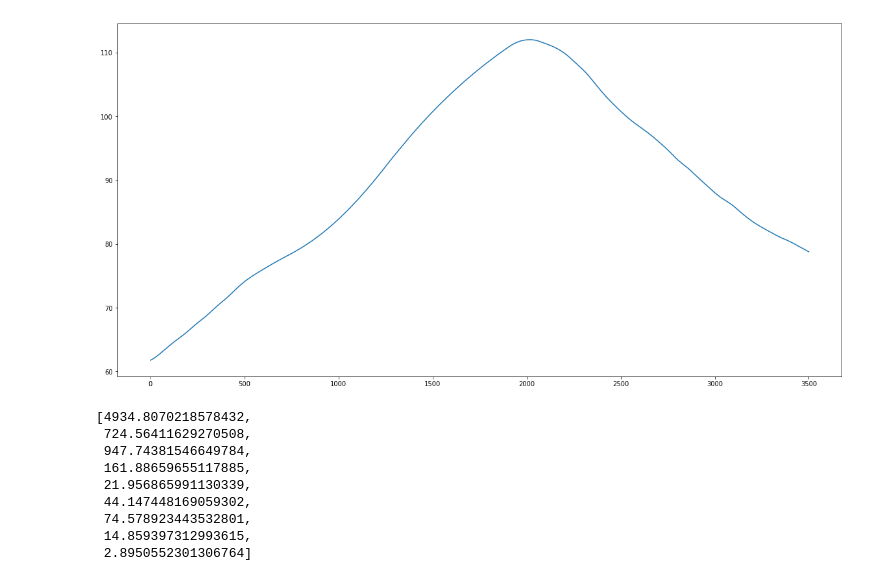
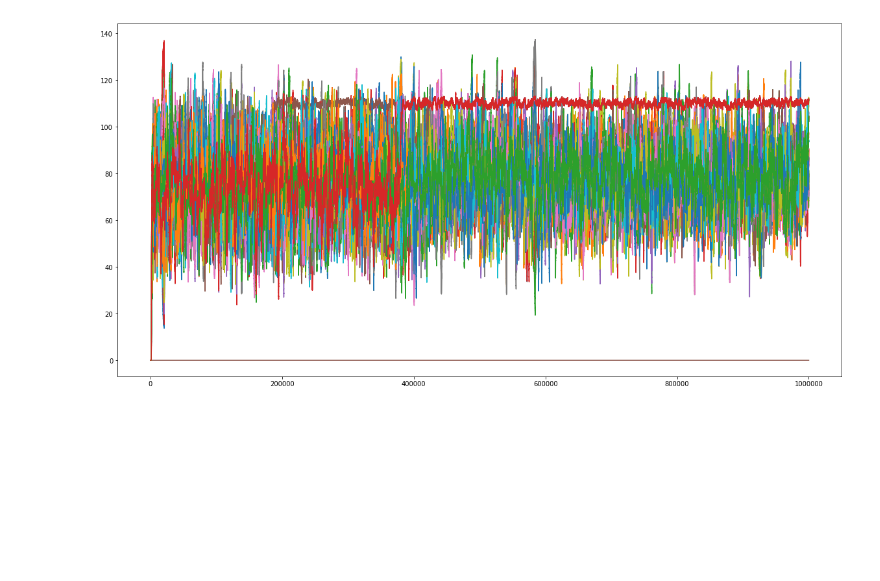
Before and after one commit to dkaravaev/neurodyn, a Jupyter notebook: Original.ipynb, the cells around one changed output. Saved outputs shown, nothing was run; the diff lists cells and outputs as text; code cells hidden in the pictures; blank space fills up the shorter version.

```diff
--- a/Original.ipynb
+++ b/Original.ipynb
@@ -18,21 +19,18 @@ from kpnet.patterns import *
 from wavelets import *
 # %%
 N = 64
-time_interval = 50000
+time_interval = 1000000
 # %%
 np.random.seed(0)
 neuron = 5
-net = KPNetworkDelayed(N, 3, alpha=0.06, beta=0.2)
+# Period - N, 3, alpha=0.044, beta=0.2, gamma=3.2
+net = KPNetworkTanhDelayed(N, 3, alpha=0.06, beta=0.2, gamma=3.2)
 
 callbacks = {}
 callbacks['N_' + str(neuron)] = NeuronActivityCallback(time_interval, neuron)
 
-#for i in range(2, 5):
-#    callbacks['Trace_' + str(i)] = TraceCallback(time_interval, 189, i)
-
-callbacks['W_5_34'] = Weight0Callback(time_interval, 5, 34)
-callbacks['W_2_5'] = Weight0Callback(time_interval, 2, 34)
-callbacks['W_34_2'] = Weight0Callback(time_interval, 34, 2)
+for i in range(N):
+    callbacks['W_' + str(i)] = Weight0Callback(time_interval, neuron, i)
 
 signal = SwitchSignal([2000, time_interval], [RandomUnitSignal(N), ZeroSignal(N)])
 handler = ComputationHandler(time_interval)
@@ -75,25 +41,9 @@ plt.show()
-# %%
-def moving_average(a, n=500) :
-    ret = np.cumsum(a, dtype=float)
-    ret[n:] = ret[n:] - ret[:-n]
-    return ret[n - 1:] / n
-
-plt.figure(figsize=(20, 10))
-plt.plot(moving_average(signal))
-plt.show()
-# %% [output]
-[figure, removed]
-# %%
-d
-# %% [output]
-[4934.8070218578432,
- 724.56411629270508,
- 947.74381546649784,
- 161.88659655117885,
- 21.956865991130339,
- 44.147448169059302,
- 74.578923443532801,
- 14.859397312993615,
- 2.8950552301306764]
+# %%
+plt.figure(figsize=(20, 10))
+for i in range(N):
+    plt.plot(results['W_' + str(i)])
+plt.show()
+# %% [output]
+[figure, added]
 # %%
 plt.figure(figsize=(20, 10))
```
Also changed, not shown: parts of 23 cells of this notebook, 3 other files.
